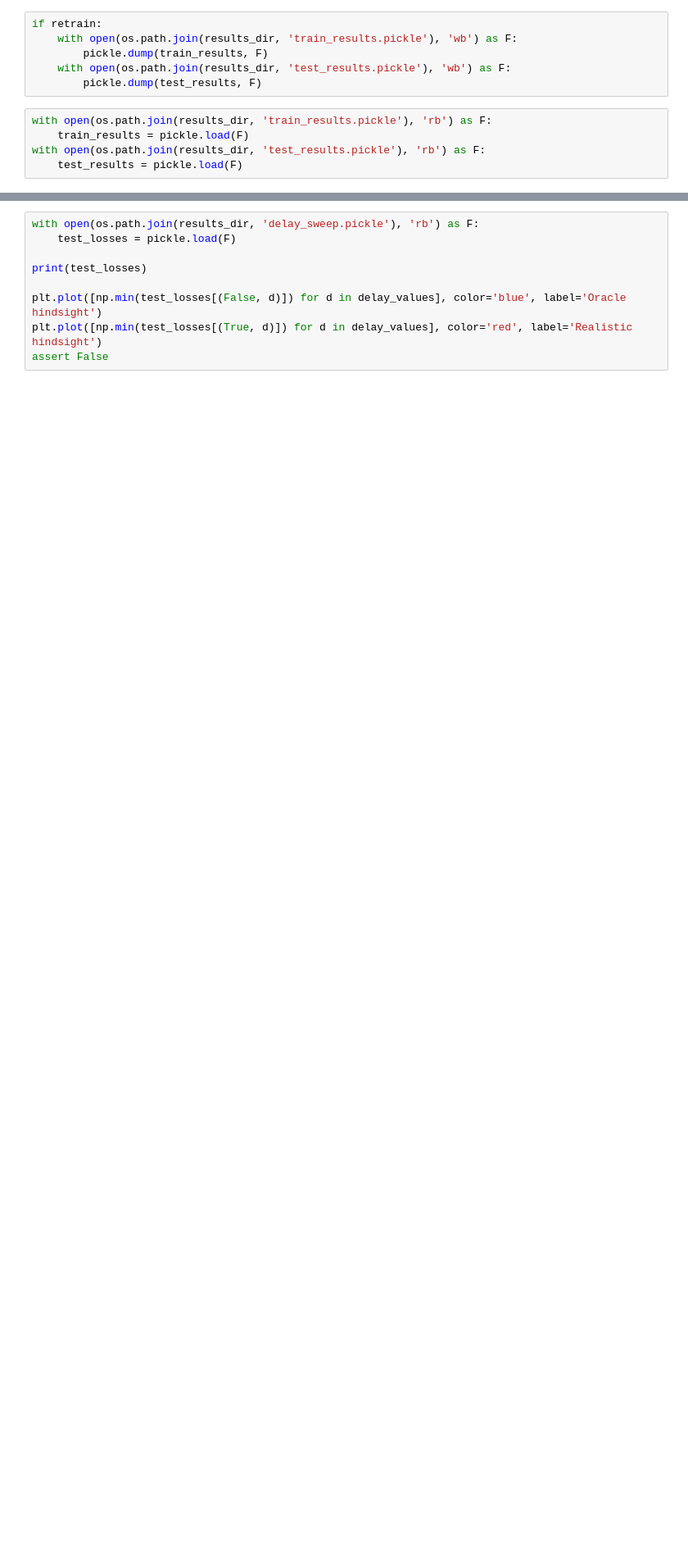
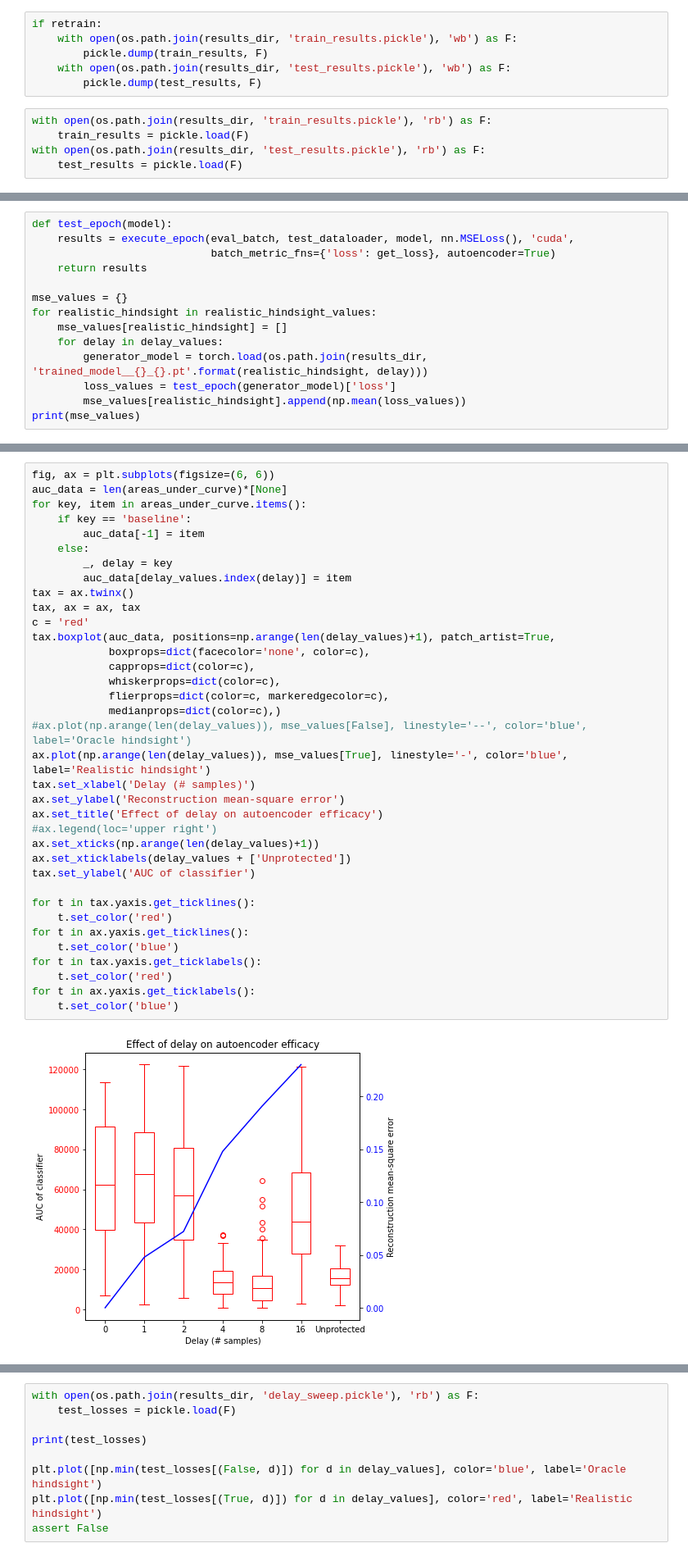
Before and after one commit to jimgammell/sca_defense, a Jupyter notebook: train_lstm_autoencoder.ipynb, the cells around one changed output, grey strips where cells are left out. Shown at 82% size. Drawn from its saved outputs; the diff is of its cells as text; blank space fills up the shorter version.

```diff
--- a/train_lstm_autoencoder.ipynb
+++ b/train_lstm_autoencoder.ipynb
@@ -93,0 +236,14 @@ with open(os.path.join(results_dir, 'test_results.pickle'), 'rb') as F:
+# %%
+def test_epoch(model):
+    results = execute_epoch(eval_batch, test_dataloader, model, nn.MSELoss(), 'cuda',
+                            batch_metric_fns={'loss': get_loss}, autoencoder=True)
+    return results
+
+mse_values = {}
+for realistic_hindsight in realistic_hindsight_values:
+    mse_values[realistic_hindsight] = []
+    for delay in delay_values:
+        generator_model = torch.load(os.path.join(results_dir, 'trained_model__{}_{}.pt'.format(realistic_hindsight, delay)))
+        loss_values = test_epoch(generator_model)['loss']
+        mse_values[realistic_hindsight].append(np.mean(loss_values))
+print(mse_values)
@@ -94 +252,39 @@ with open(os.path.join(results_dir, 'test_results.pickle'), 'rb') as F:
+# %%
+fig, ax = plt.subplots(figsize=(6, 6))
+auc_data = len(areas_under_curve)*[None]
+for key, item in areas_under_curve.items():
+    if key == 'baseline':
+        auc_data[-1] = item
+    else:
+        _, delay = key
+        auc_data[delay_values.index(delay)] = item
+tax = ax.twinx()
+tax, ax = ax, tax
+c = 'red'
+tax.boxplot(auc_data, positions=np.arange(len(delay_values)+1), patch_artist=True,
+            boxprops=dict(facecolor='none', color=c),
+            capprops=dict(color=c),
+            whiskerprops=dict(color=c),
+            flierprops=dict(color=c, markeredgecolor=c),
+            medianprops=dict(color=c),)
+#ax.plot(np.arange(len(delay_values)), mse_values[False], linestyle='--', color='blue', label='Oracle hindsight')
+ax.plot(np.arange(len(delay_values)), mse_values[True], linestyle='-', color='blue', label='Realistic hindsight')
+tax.set_xlabel('Delay (# samples)')
+ax.set_ylabel('Reconstruction mean-square error')
+ax.set_title('Effect of delay on autoencoder efficacy')
+#ax.legend(loc='upper right')
+ax.set_xticks(np.arange(len(delay_values)+1))
+ax.set_xticklabels(delay_values + ['Unprotected'])
+tax.set_ylabel('AUC of classifier')
+
+for t in tax.yaxis.get_ticklines():
+    t.set_color('red')
+for t in ax.yaxis.get_ticklines():
+    t.set_color('blue')
+for t in tax.yaxis.get_ticklabels():
+    t.set_color('red')
+for t in ax.yaxis.get_ticklabels():
+    t.set_color('blue')
+# %% [output]
+[figure, added]
 # %%
```
Also changed, not shown: parts of 16 cells of this notebook, 3 other files.
